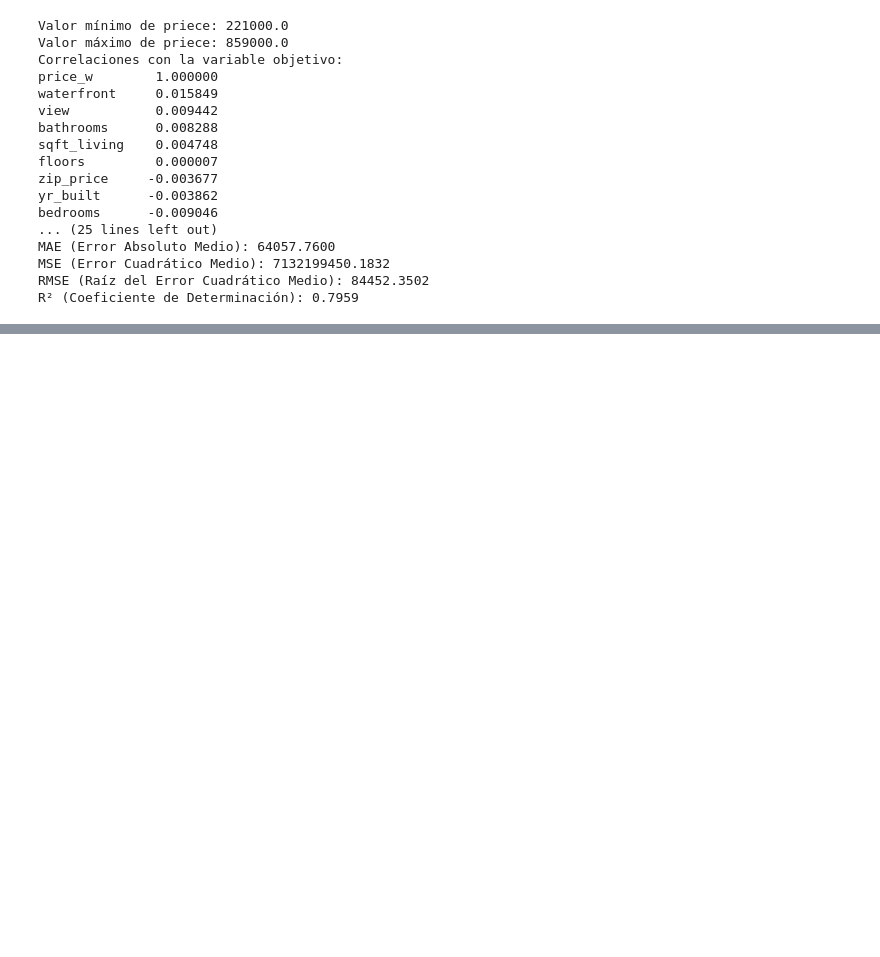
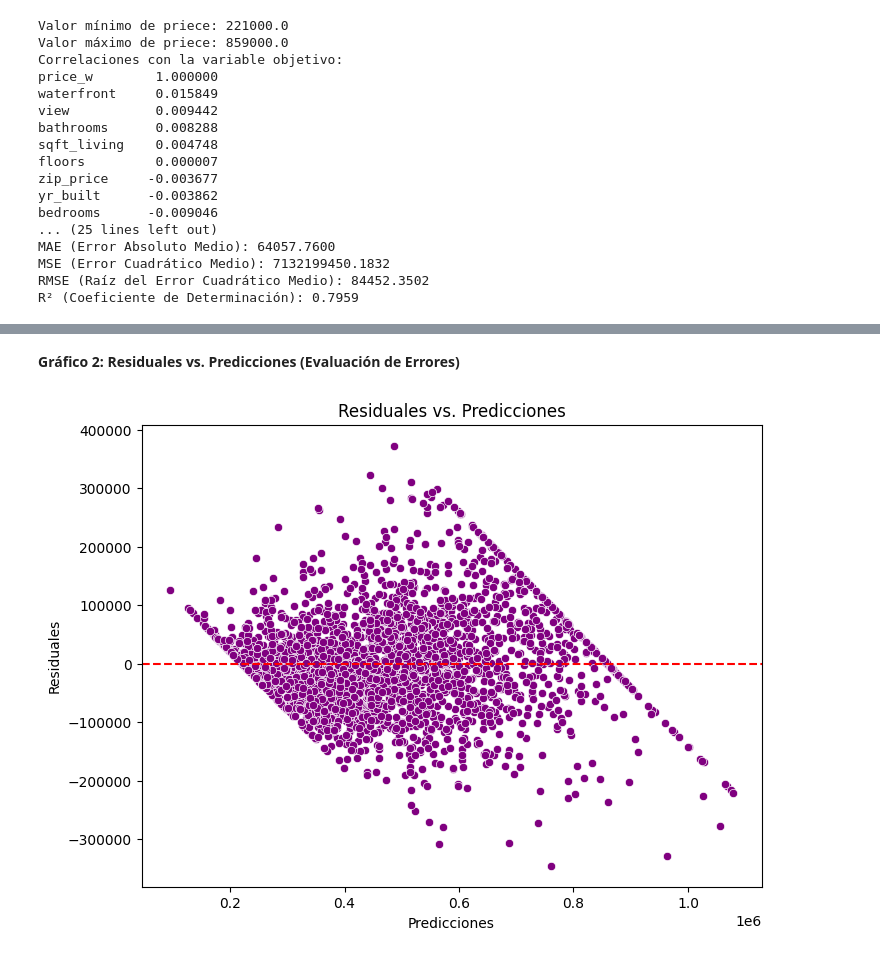
Before and after one commit to OmarDekGil/Proyecto_ML, a Jupyter notebook: Dataset_rlm.ipynb, the cells around one changed output, grey strips where cells are left out. Saved outputs shown, nothing was run; the diff lists cells and outputs as text; code cells hidden in the pictures; blank space fills up the shorter version.

```diff
--- a/Dataset_rlm.ipynb
+++ b/Dataset_rlm.ipynb
@@ -456,0 +429,18 @@ Name: price_w, dtype: float64
+# %% [markdown]
+**Gráfico 2: Residuales vs. Predicciones (Evaluación de Errores)**
+# %%
+import seaborn as sns
+
+# Calcular los residuales
+residuales = y_test - y_pred
+
+# Graficar residuales vs predicciones
+plt.figure(figsize=(8, 6))
+sns.scatterplot(x=y_pred, y=residuales, color='purple')
+plt.axhline(y=0, color='red', linestyle='--')
+plt.title('Residuales vs. Predicciones')
+plt.xlabel('Predicciones')
+plt.ylabel('Residuales')
+plt.show()
+# %% [output]
+[figure, added]
```
Also changed, not shown: parts of 18 cells of this notebook.
